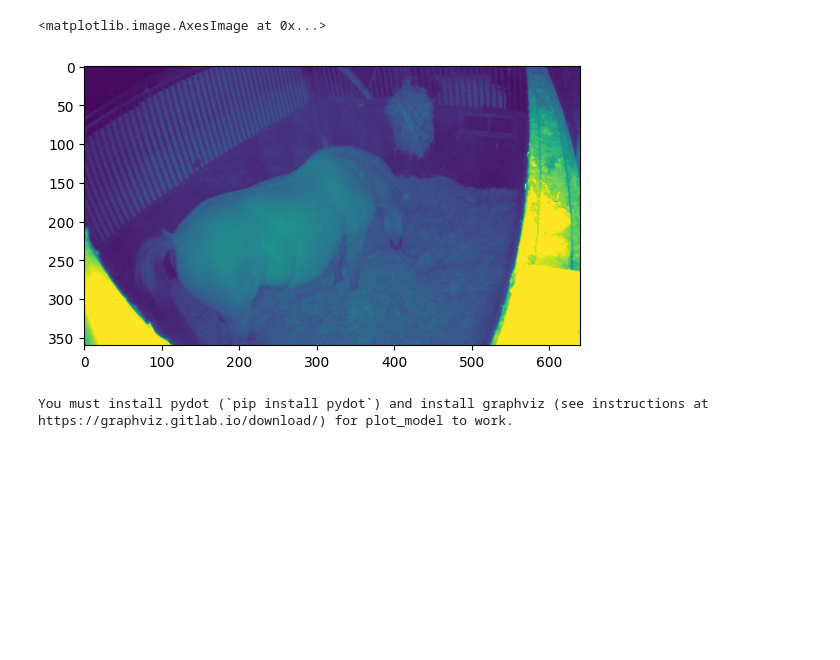
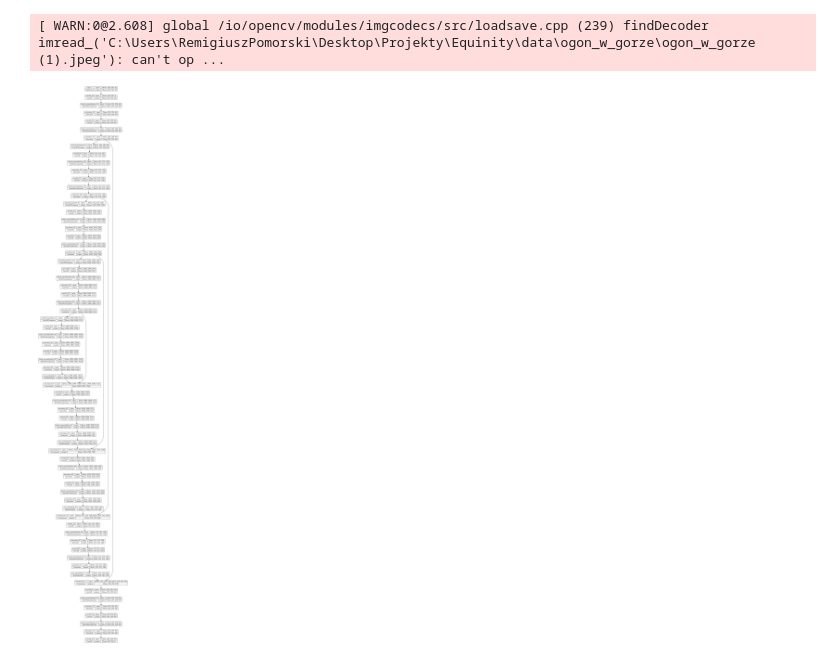
Before and after one commit to aigorithmics/Equinity_Remi, a Jupyter notebook: segmentation.ipynb, the cells around one changed output. Saved outputs shown, nothing was run; the diff lists cells and outputs as text; code cells hidden in the pictures; blank space fills up the shorter version.

```diff
--- a/segmentation.ipynb
+++ b/segmentation.ipynb
@@ -7,9 +13,8 @@ from keras.utils.vis_utils import plot_model
 # %%
 img = cv2.imread(r"C:\Users\RemigiuszPomorski\Desktop\Projekty\Equinity\data\ogon_w_gorze\ogon_w_gorze (1).jpeg", 0)
-plt.imshow(img)
+#plt.imshow(img)
 # %% [output]
-<matplotlib.image.AxesImage at 0x...>
+[ WARN:0@2.608] global /io/opencv/modules/imgcodecs/src/loadsave.cpp (239) findDecoder imread_('C:\Users\RemigiuszPomorski\Desktop\Projekty\Equinity\data\ogon_w_gorze\ogon_w_gorze (1).jpeg'): can't op ...
-[figure, removed]
 # %%
 def conv_layer(input, n_filters):
     x = Conv2D(n_filters, 3, padding="same")(input)
@@ -49,8 +54,41 @@ def create_UNet(img_shape):
     model = tf.keras.Model(inputs=input, outputs = outputs)
     return model
 
-model = create_UNet((256,256,1))
+def decoder_up_sample_conv_block(input, n_filters):
+    x = conv_layer(input, n_filters)
+    x = conv_layer(x, n_filters)
+    p = Conv2DTranspose(n_filters, (2,2), strides=2, padding="same")(x)
+    return x, p
+
+def decoder_conv_block(input, skip_features, n_filters):
+    x = MaxPool2D((2,2))(input)
+    x = Concatenate()([x, skip_features])
+    x = conv_layer(x, n_filters)
+    x = conv_layer(x, n_filters)
+    return x
+
+def create_RevUNet(img_shape):
+    input = Input(img_shape)
+    s1, x = decoder_up_sample_conv_block(input, 64)
+    s2, x = decoder_up_sample_conv_block(x, 128)
+    s3, x = decoder_up_sample_conv_block(x, 256)
+    s4, x = decoder_up_sample_conv_block(x, 512)
+
+    #most
+    x = conv_layer(x, 1024)
+    x = conv_layer(x, 1024)
+
+    x = decoder_conv_block(x, s4, 512)
+    x = decoder_conv_block(x, s3, 256)
+    x = decoder_conv_block(x, s2, 128)
+    x = decoder_conv_block(x, s1, 64)
+    outputs = Conv2D(1, 1, padding = "same", activation = "softmax")(x)
+    model = tf.keras.Model(inputs=input, outputs = outputs)
+    return model
+
+UNet_model = create_UNet((256,256,1))
+reverse_UNet = create_RevUNet((256,256,3))
 # %%
-plot_model(model, to_file='model_plot.png')
+plot_model(reverse_UNet, to_file='RevU_Net.png', show_shapes=True)
 # %% [output]
-You must install pydot (`pip install pydot`) and install graphviz (see instructions at https://graphviz.gitlab.io/download/) for plot_model to work.
+[figure, added]
```
Also changed, not shown: parts of 2 cells of this notebook, 2 other files.
